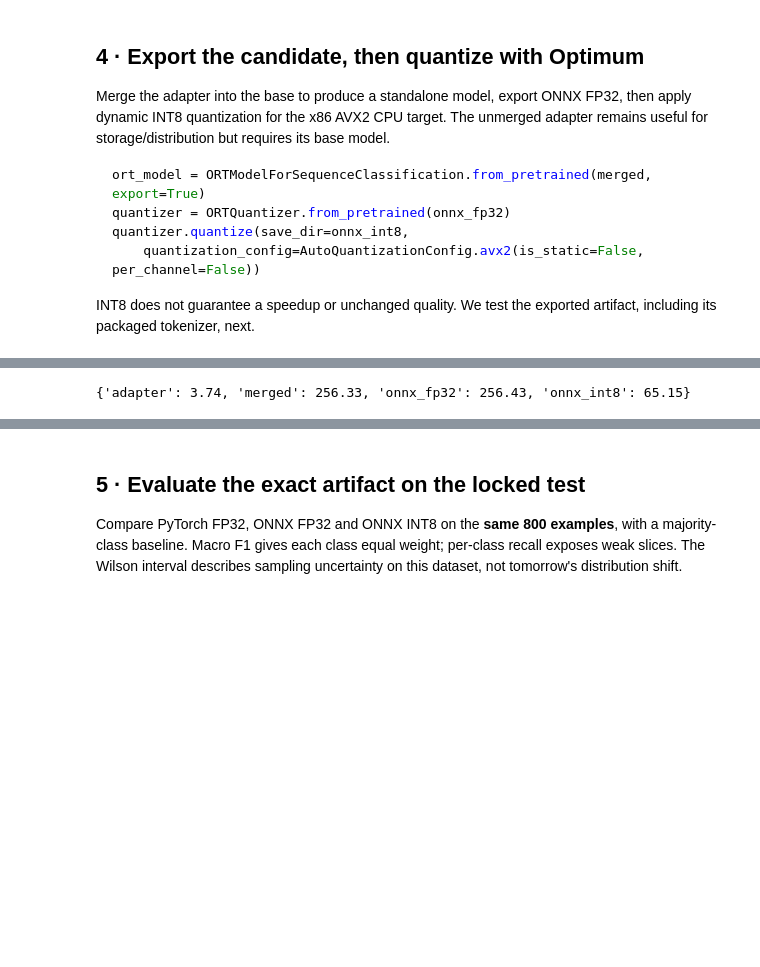
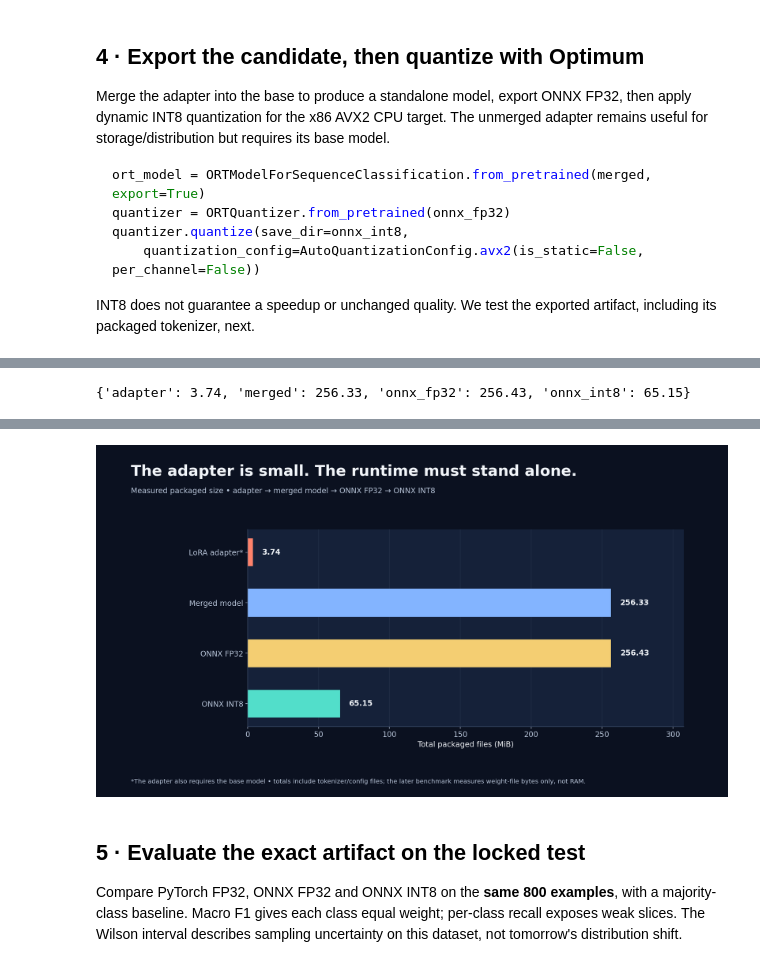
Before and after one commit to jemsbhai/bringing-the-heat, a Jupyter notebook: demo/Bringing_the_Heat_Colab_executed.ipynb, the cells around one changed output, grey strips where cells are left out. Saved outputs shown, nothing was run; the diff lists cells and outputs as text; code cells hidden in the pictures; blank space fills up the shorter version.

```diff
--- a/demo/Bringing_the_Heat_Colab_executed.ipynb
+++ b/demo/Bringing_the_Heat_Colab_executed.ipynb
@@ -247,5 +267,6 @@ exported = read('results/export.json')
 display({name: round(sum(item['bytes'] for item in files.values()) / 1024**2, 2)
          for name, files in exported['artifacts'].items()})
 print('Values above are total packaged MiB, not peak memory.')
+draw('export', '05_export_footprint')
 # %% [output]
 Multiple distributions found for package optimum. Picked distribution: optimum
@@ -258,3 +281,4 @@ Values above are total packaged MiB, not peak memory.
+[figure, added]
 # %% [markdown]
 ## 5 · Evaluate the exact artifact on the locked test
 Compare PyTorch FP32, ONNX FP32 and ONNX INT8 on the **same 800 examples**, with a majority-class baseline. Macro F1 gives each class equal weight; per-class recall exposes weak slices. The Wilson interval describes sampling uncertainty on this dataset, not tomorrow's distribution shift.
```
Also changed, not shown: parts of 12 cells of this notebook, 38 other files.
